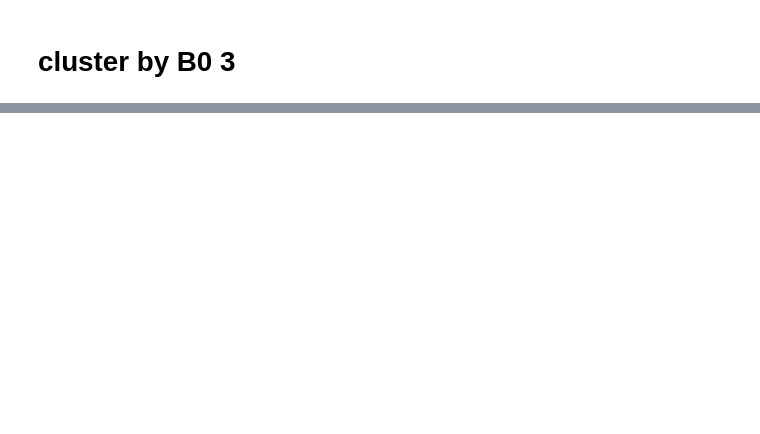
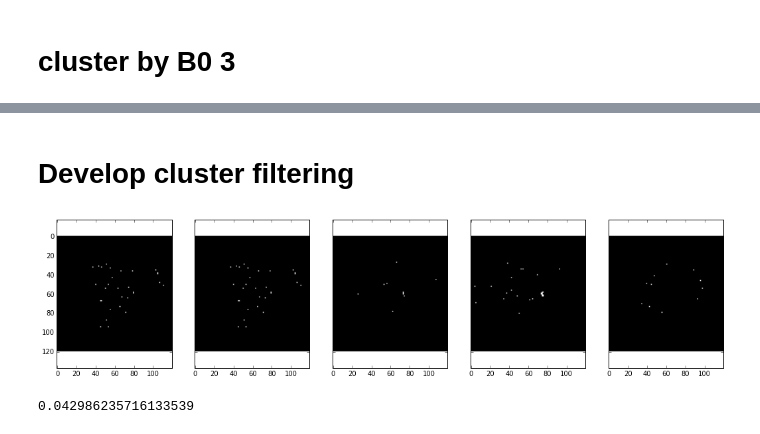
Before and after one commit to snarles/donuts2, a Jupyter notebook: analyses/chris_factor_02.ipynb, the cells around one changed output, grey strips where cells are left out. Drawn from its saved outputs; the diff is of its cells as text; code cells hidden in the pictures; blank space fills up the shorter version.

```diff
--- a/analyses/chris_factor_02.ipynb
+++ b/analyses/chris_factor_02.ipynb
@@ -192,0 +218,18 @@ tuple(list(x) + [4])
+# %%
+# add label to key
+def add_label(v):
+    x = extract_b03(v)
+    lbl = model1.predict(x)
+    v2 = np.hstack([v[0], v[1]])
+    return (lbl, v2)
+
+# add label to key
+def add_label_key(v):
+    x = extract_b03(v)
+    lbl = model1.predict(x)
+    #v2 = np.hstack([v[0], v[1]])
+    return (lbl, np.array(v[0]))
+# %%
+cluster_rdd = filt_rdd.map(add_label_key)
+# %%
+cluster_rdd2 = cluster_rdd.combineByKey(np.array, arr_red, arr_red)
@@ -192,0 +238,18 @@ tuple(list(x) + [4])
+# %%
+smp3 = cluster_rdd2.takeSample(True, 20)
+# %% [markdown]
+# Develop cluster filtering
+# %%
+k = npr.randint(0, len(smp3))
+cds = smp3[k][1]
+temp_map = np.zeros((120, 120, 69))
+temp_map[cds[:, 0], cds[:, 1], cds[:, 2]] = 1
+
+
+z_inds = sorted(cds[:, 2][npr.randint(0, len(cds[:, 2]), 5)])
+f_c1, axarr = plt.subplots(1, len(z_inds), sharex=True, sharey=True, figsize = (18, 4))
+for j in range(len(z_inds)):
+    z_ind = z_inds[j]
+    axarr[j].imshow(temp_map[:, :, z_ind], cmap='bone', vmin = 0, vmax = 1)
+# %% [output]
+[figure, added]
@@ -192,0 +258,4 @@ tuple(list(x) + [4])
+# %%
+max(res.ravel())
+# %% [output]
+0.042986235716133539
```
Also changed, not shown: parts of 48 cells of this notebook.
